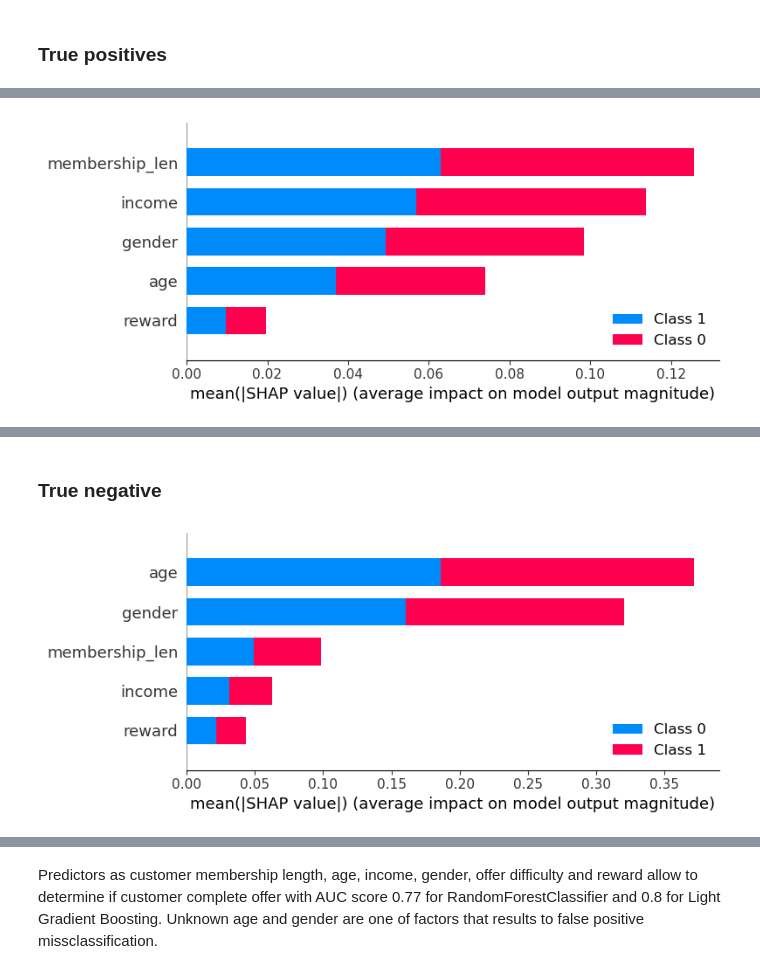
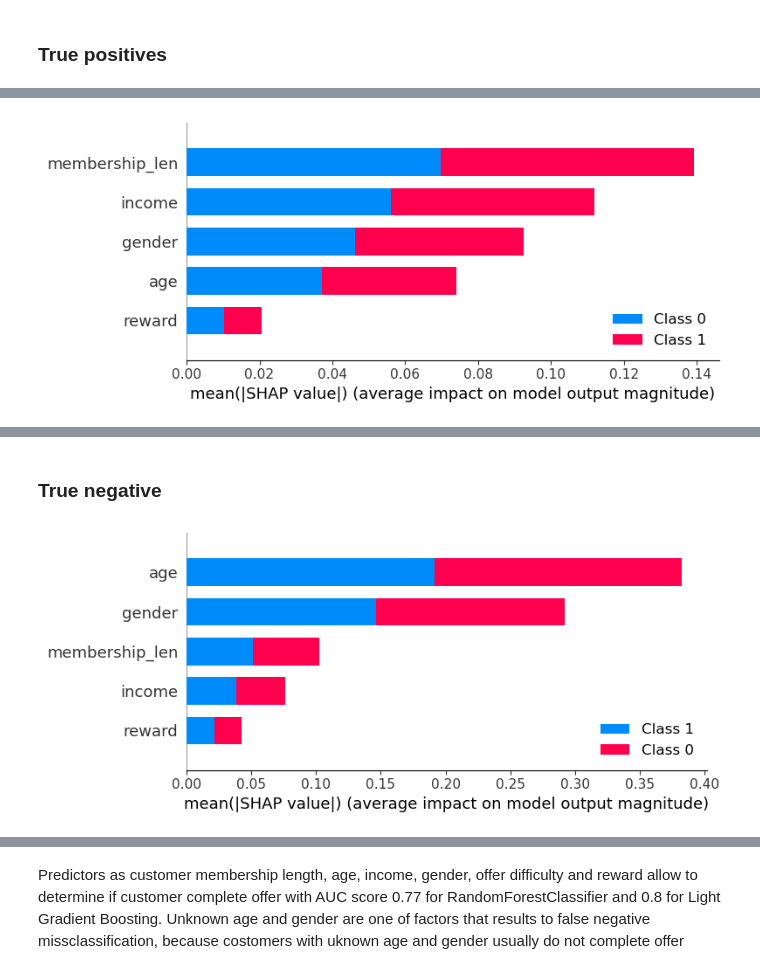
Before and after one commit to kuzn137/StarbucksCapstoneProject, a Jupyter notebook: Starbucks_Capstone_notebook.ipynb, the cells around one changed output, grey strips where cells are left out. Drawn from its saved outputs; the diff is of its cells as text; code cells hidden in the pictures.

```diff
--- a/Starbucks_Capstone_notebook.ipynb
+++ b/Starbucks_Capstone_notebook.ipynb
@@ -747,7 +745,6 @@ np.max(results["pred"])
 # %%
-explainer = shap.Explainer(model)
 shap_values = explainer.shap_values(test_rightposit.reset_index()[X.columns])
 shap.summary_plot(shap_values, features=test_rightposit.reset_index()[X.columns], feature_names=X.columns, plot_type="bar")
 # %% [output]
-[figure, old version]
+[figure, new version]
 # %%
@@ -763,13 +759,13 @@ shap.force_plot(explainer.expected_value[1], shap_values[1], test_rightposit.res
 test_trueneg=results[(results["pred"]<0.2)&(results["test"]==0)]
 #test_error=test_error.dropna()
 # %%
-explainer = shap.Explainer(model)
+#explainer = shap.Explainer(model)
 shap_values = explainer.shap_values(test_trueneg.reset_index()[X.columns])
 shap.summary_plot(shap_values, features=test_trueneg.reset_index()[X.columns], feature_names=X.columns, plot_type="bar")
 
 ## Conclusion
 # %% [output]
-[figure, old version]
+[figure, new version]
 # %%
 shap.initjs()
 shap.force_plot(explainer.expected_value[1], shap_values[1], test_trueneg.reset_index()[X.columns], feature_names=X.columns, link="logit")
@@ -778,4 +774,4 @@ shap.force_plot(explainer.expected_value[1], shap_values[1], test_trueneg.reset_
 <shap.plots._force.AdditiveForceArrayVisualizer at 0x...>
 # %% [markdown]
 Predictors as customer membership length, age, income, gender, offer difficulty and reward allow to determine if customer complete offer with AUC score 0.77 for RandomForestClassifier and 0.8 for Light Gradient Boosting.
-Unknown age and gender are one of factors that results to false positive missclassification.
+Unknown age and gender are one of factors that results to false negative missclassification, because costomers with uknown age and gender usually do not complete offer
```
Also changed, not shown: parts of 21 cells of this notebook.
